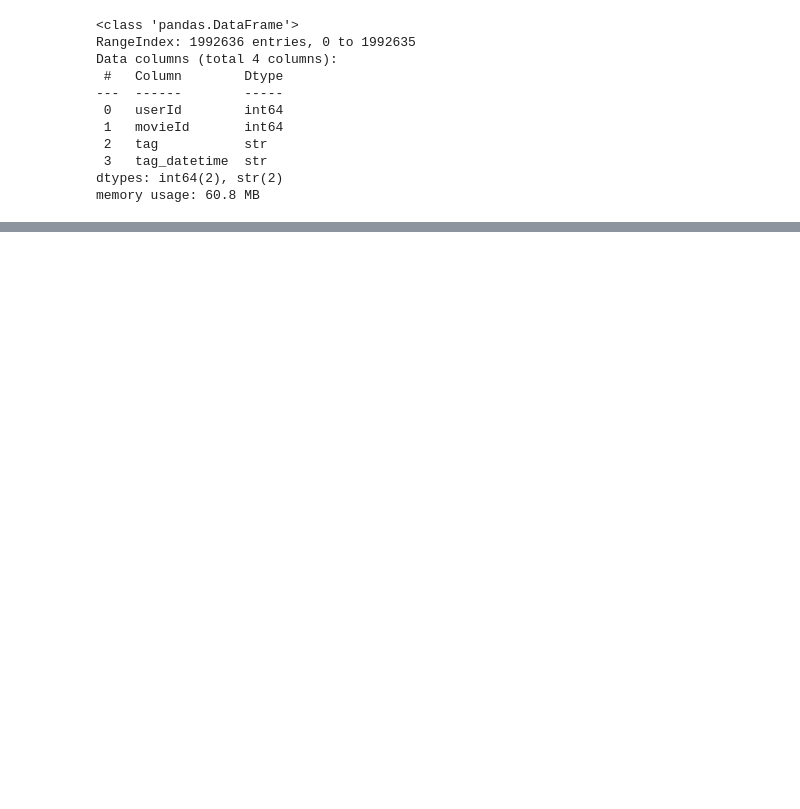
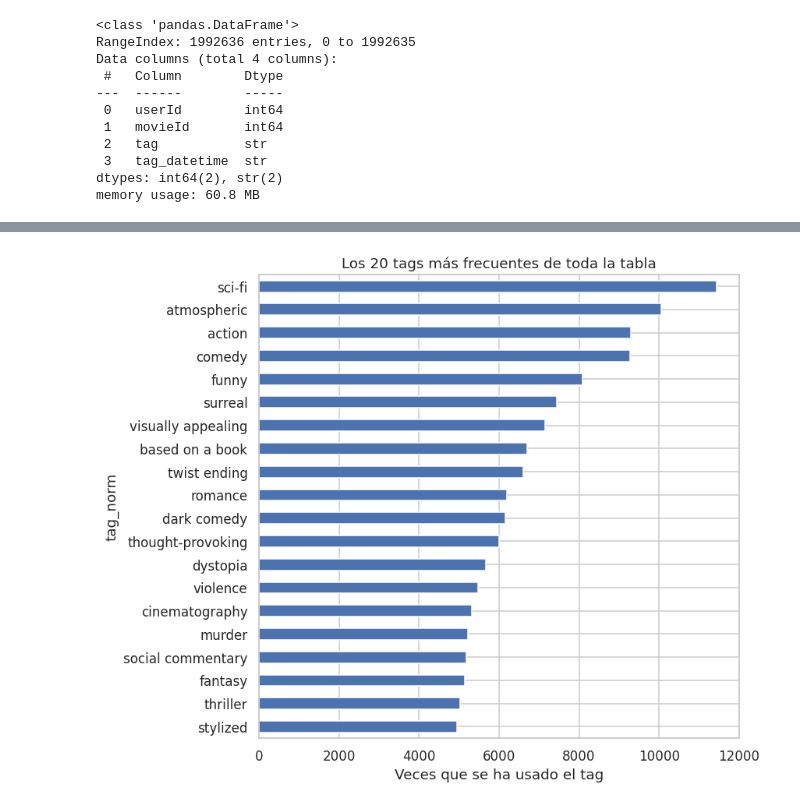
Before and after one commit to AndresCalderonRamirez/Parcial-DIGD, a Jupyter notebook: notebooks/exploration/main/tags.ipynb, the cells around one changed output, grey strips where cells are left out. Cells and saved outputs as stored; diff of their text form; code cells hidden in the pictures; blank space fills up the shorter version.

```diff
--- a/notebooks/exploration/main/tags.ipynb
+++ b/notebooks/exploration/main/tags.ipynb
@@ -27,9 +35,12 @@ plt.rcParams['figure.figsize'] = (10, 5)
 # %% [markdown]
 ## 3. Carga de datos
 # %%
-RUTA_TAGS = '../../../data/processed/tags.csv'
+RUTA_TAGS = "../../data/processed/tags.csv"
+RUTA_MOVIES = "../../data/processed/movies.csv"  # solo para la validación referencial de la sección 5
 
 tags = pd.read_csv(RUTA_TAGS)
+movies = pd.read_csv(RUTA_MOVIES)
 
-print(f"tags: {tags.shape[0]:,} filas (tabla completa, sin muestreo)")
+print(f"tags: {tags.shape[0]:,} filas, {tags.shape[1]} columnas")
+tags.head(10)
 # %% [output]
@@ -469,0 +287,3 @@ usuario si el objetivo es capturar etiquetado genuinamente humano.
+# %%
+top_20 = tags_limpio["tag_norm"].value_counts().head(20)
+top_20
@@ -469,0 +308,9 @@ usuario si el objetivo es capturar etiquetado genuinamente humano.
+# %%
+fig, ax = plt.subplots(figsize=(8, 6.5))
+top_20.sort_values().plot(kind="barh", color="#4C72B0", ax=ax)
+ax.set_xlabel("Veces que se ha usado el tag")
+ax.set_title("Los 20 tags más frecuentes de toda la tabla")
+fig.tight_layout()
+plt.show()
+# %% [output]
+[figure, added]
```
Also changed, not shown: parts of 103 cells of this notebook.
